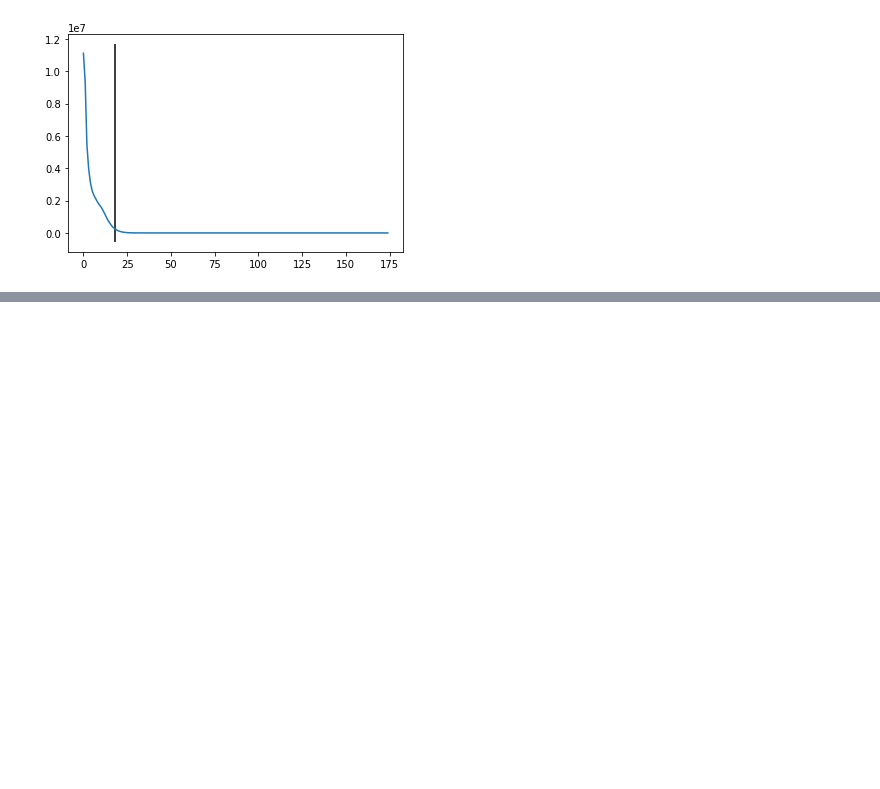
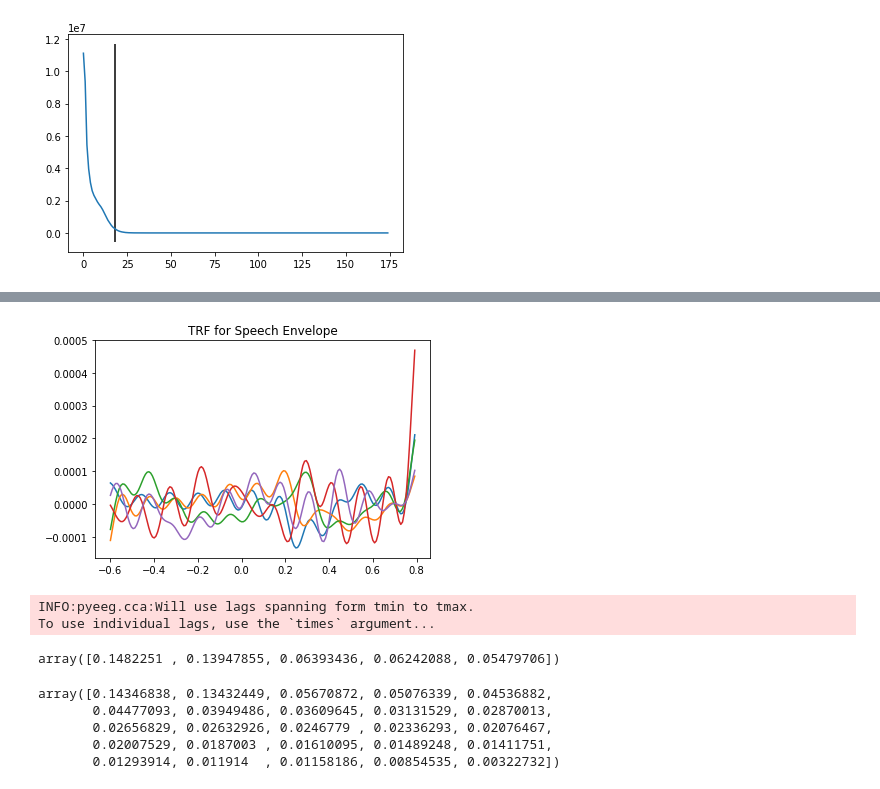
Before and after one commit to Hugo-W/pyEEG, a Jupyter notebook: docs/source/examples/CCA_envelope_p4.ipynb, the cells around one changed output, grey strips where cells are left out. Saved outputs shown, nothing was run; the diff lists cells and outputs as text; code cells hidden in the pictures; blank space fills up the shorter version.

```diff
--- a/docs/source/examples/CCA_envelope_p4.ipynb
+++ b/docs/source/examples/CCA_envelope_p4.ipynb
@@ -138,0 +162,22 @@ print(min(V))
+# %%
+cca.plot_time_filter(n_comp=5)
+# %% [output]
+[figure, added]
+# %%
+cca_s = CCA_Estimator(tmin=-0.6, tmax=0.8, srate=info['sfreq'])
+cca_s.fit(x, y, cca_implementation='sklearn', n_comp=5, feat_names=["Speech Envelope"])
+# %% [output]
+INFO:pyeeg.cca:Will use lags spanning form tmin to tmax.
+To use individual lags, use the `times` argument...
+# %%
+cca_s.score_
+# %% [output]
+array([0.1482251 , 0.13947855, 0.06393436, 0.06242088, 0.05479706])
+# %%
+cca.score_
+# %% [output]
+array([0.14346838, 0.13432449, 0.05670872, 0.05076339, 0.04536882,
+       0.04477093, 0.03949486, 0.03609645, 0.03131529, 0.02870013,
+       0.02656829, 0.02632926, 0.0246779 , 0.02336293, 0.02076467,
+       0.02007529, 0.0187003 , 0.01610095, 0.01489248, 0.01411751,
+       0.01293914, 0.011914  , 0.01158186, 0.00854535, 0.00322732])
```
Also changed, not shown: parts of 11 cells of this notebook, 1 other file.
